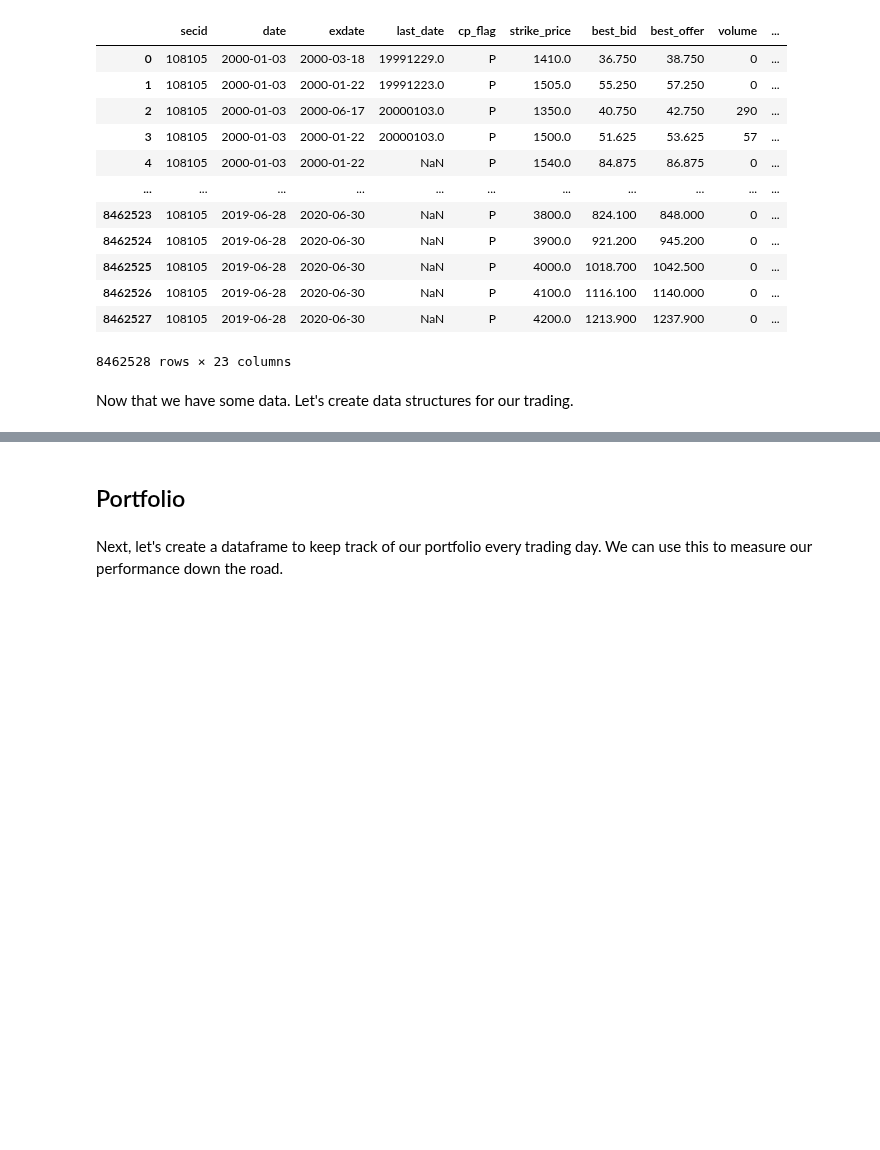
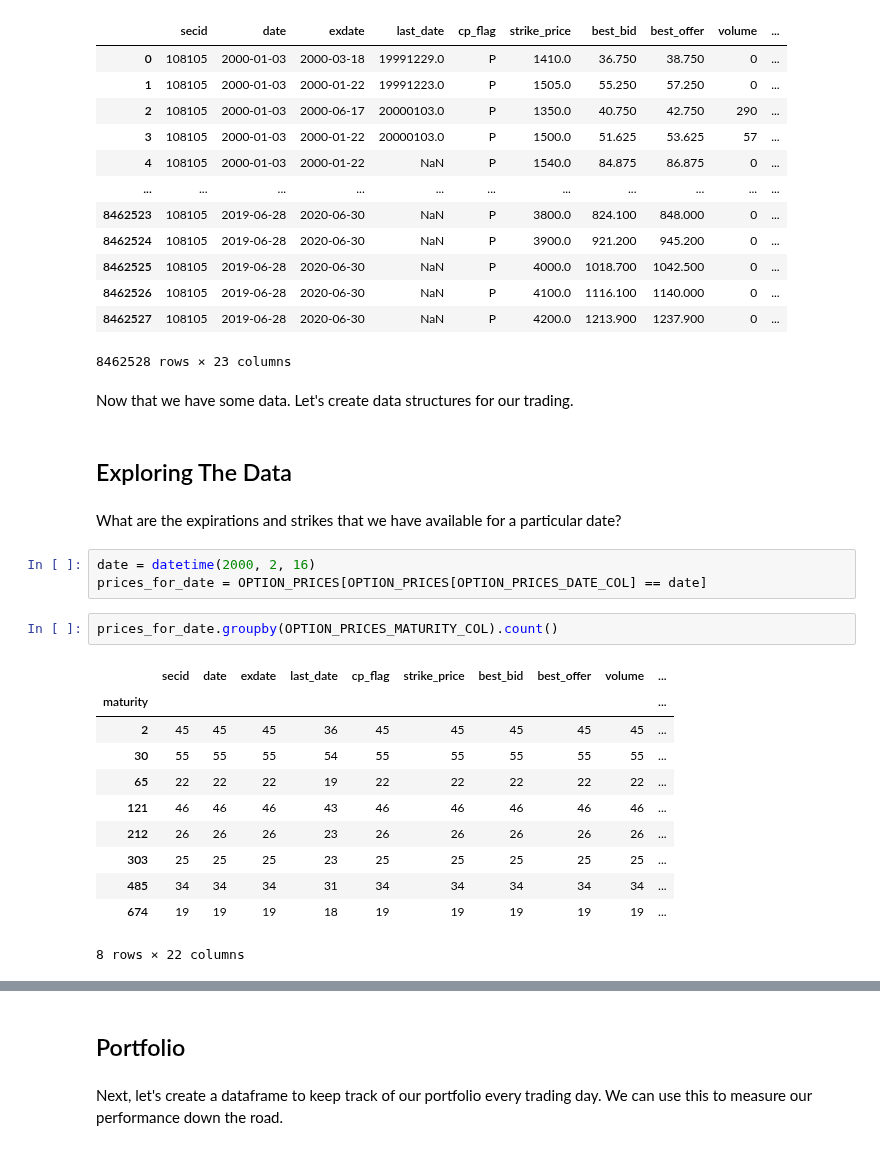
Before and after one commit to stopachka/gamma, a Jupyter notebook: puts_strategy.ipynb, the cells around one changed output, grey strips where cells are left out. Drawn from its saved outputs; the diff is of its cells as text; blank space fills up the shorter version.

```diff
--- a/puts_strategy.ipynb
+++ b/puts_strategy.ipynb
@@ -101,3 +102,24 @@ OPTION_PRICES
 8462528 rows × 23 columns
 # %% [markdown]
 Now that we have some data. Let's create data structures for our trading.
+# %% [markdown]
+## Exploring The Data
+# %% [markdown]
+What are the expirations and strikes that we have available for a particular date?
+# %%
+date = datetime(2000, 2, 16)
+prices_for_date = OPTION_PRICES[OPTION_PRICES[OPTION_PRICES_DATE_COL] == date]
+# %%
+prices_for_date.groupby(OPTION_PRICES_MATURITY_COL).count()
+# %% [output]
+|  | secid | date | exdate | last_date | cp_flag | strike_price | best_bid | best_offer | volume | ... |
+| maturity |  |  |  |  |  |  |  |  |  | ... |
+| 2 | 45 | 45 | 45 | 36 | 45 | 45 | 45 | 45 | 45 | ... |
+| 30 | 55 | 55 | 55 | 54 | 55 | 55 | 55 | 55 | 55 | ... |
+| 65 | 22 | 22 | 22 | 19 | 22 | 22 | 22 | 22 | 22 | ... |
+| 121 | 46 | 46 | 46 | 43 | 46 | 46 | 46 | 46 | 46 | ... |
+| 212 | 26 | 26 | 26 | 23 | 26 | 26 | 26 | 26 | 26 | ... |
+| 303 | 25 | 25 | 25 | 23 | 25 | 25 | 25 | 25 | 25 | ... |
+| 485 | 34 | 34 | 34 | 31 | 34 | 34 | 34 | 34 | 34 | ... |
+| 674 | 19 | 19 | 19 | 18 | 19 | 19 | 19 | 19 | 19 | ... |
+8 rows × 22 columns
```
Also changed, not shown: parts of 6 cells of this notebook.
